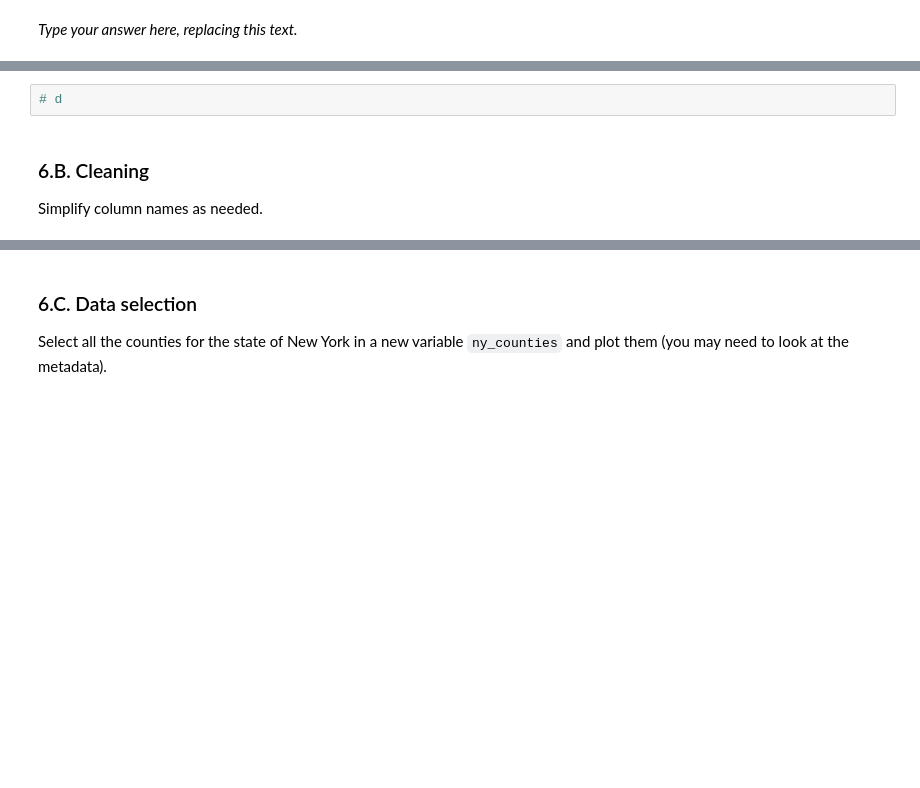
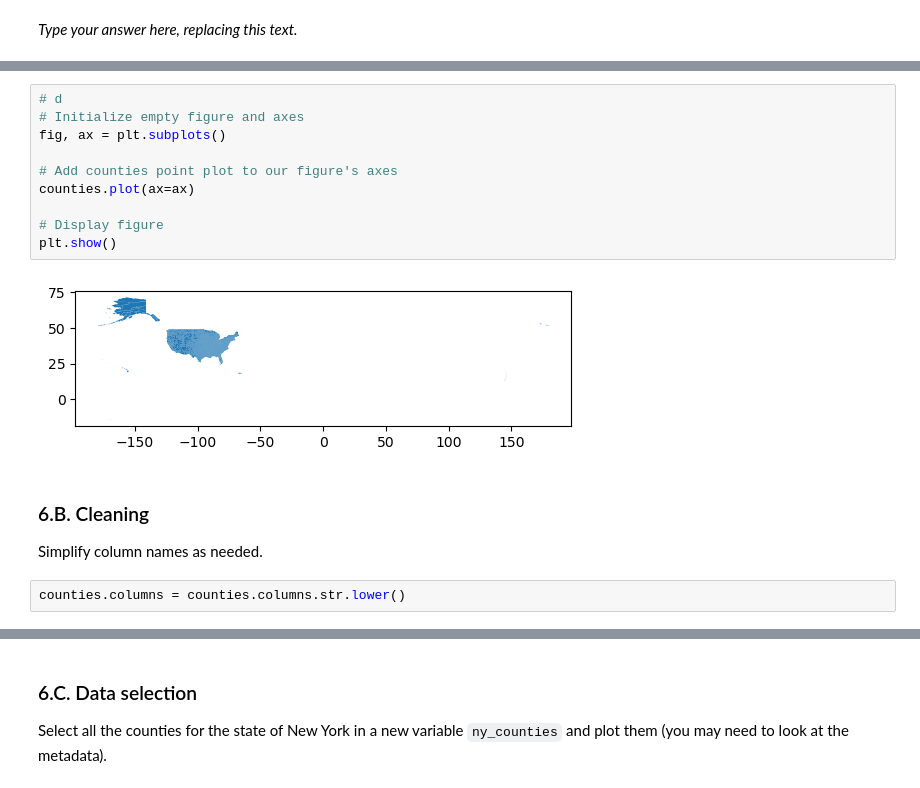
Before and after one commit to veronica-moran/eds220-hwk3, a Jupyter notebook: hwk3-task2-spills.ipynb, the cells around one changed output, grey strips where cells are left out. Saved outputs shown, nothing was run; the diff lists cells and outputs as text; blank space fills up the shorter version.

Commit message:
prepared counties data

```diff
--- a/hwk3-task2-spills.ipynb
+++ b/hwk3-task2-spills.ipynb
@@ -405,5 +432,15 @@ _Type your answer here, replacing this text._
 # %%
 # d
+# Initialize empty figure and axes
+fig, ax = plt.subplots()
+
+# Add counties point plot to our figure's axes
+counties.plot(ax=ax)
+
+# Display figure
+plt.show()
+# %% [output]
+[figure, added]
 # %% [markdown]
 <!-- END QUESTION -->
 
@@ -412,3 +449,5 @@ _Type your answer here, replacing this text._
 ### 6.B. Cleaning
 
 Simplify column names as needed.
+# %%
+counties.columns = counties.columns.str.lower()
```
Also changed, not shown: parts of 7 cells of this notebook.
